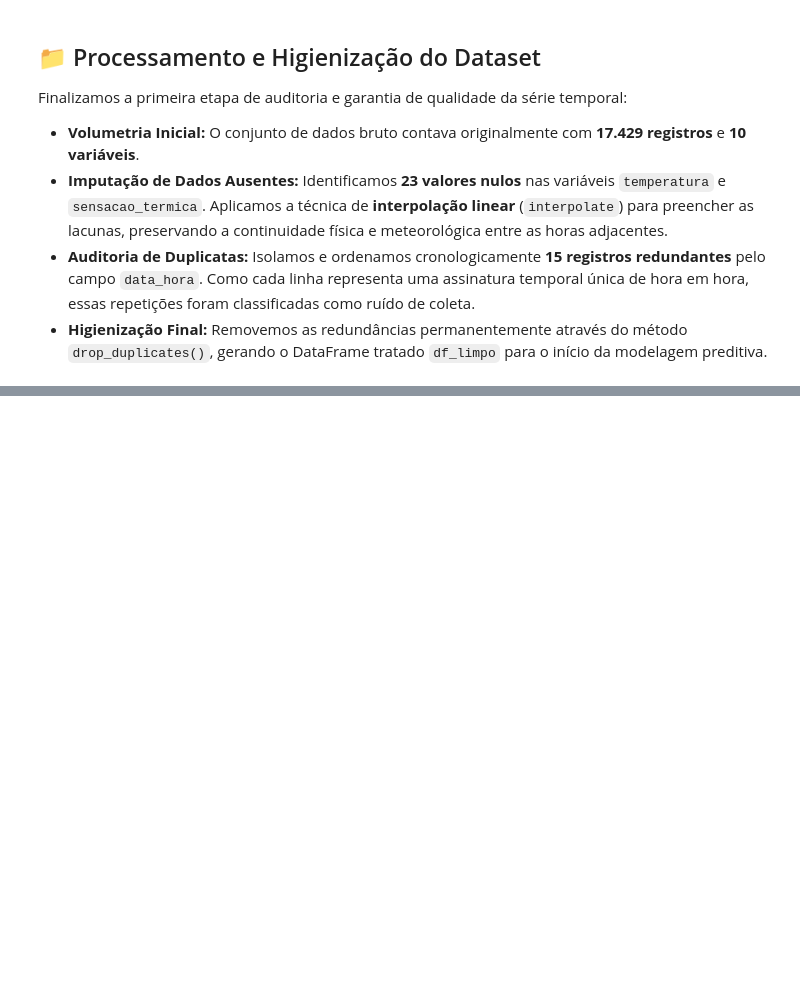
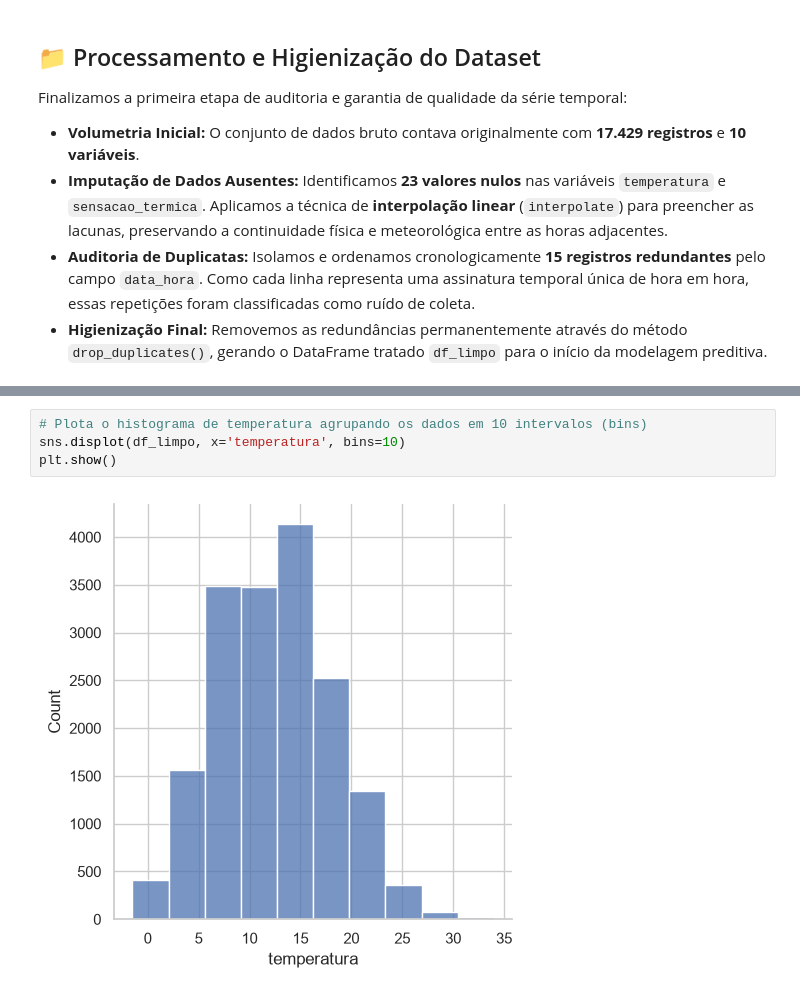
Before and after one commit to Vagnerkrg/Series-Temporais, a Jupyter notebook: Series_Temporais.ipynb, the cells around one changed output, grey strips where cells are left out. Drawn from its saved outputs; the diff is of its cells as text; blank space fills up the shorter version.

```diff
--- a/Series_Temporais.ipynb
+++ b/Series_Temporais.ipynb
@@ -223,0 +246,6 @@ Finalizamos a primeira etapa de auditoria e garantia de qualidade da série temp
+# %%
+# Plota o histograma de temperatura agrupando os dados em 10 intervalos (bins)
+sns.displot(df_limpo, x='temperatura', bins=10)
+plt.show()
+# %% [output]
+[figure, added]
```
Also changed, not shown: parts of 9 cells of this notebook.
